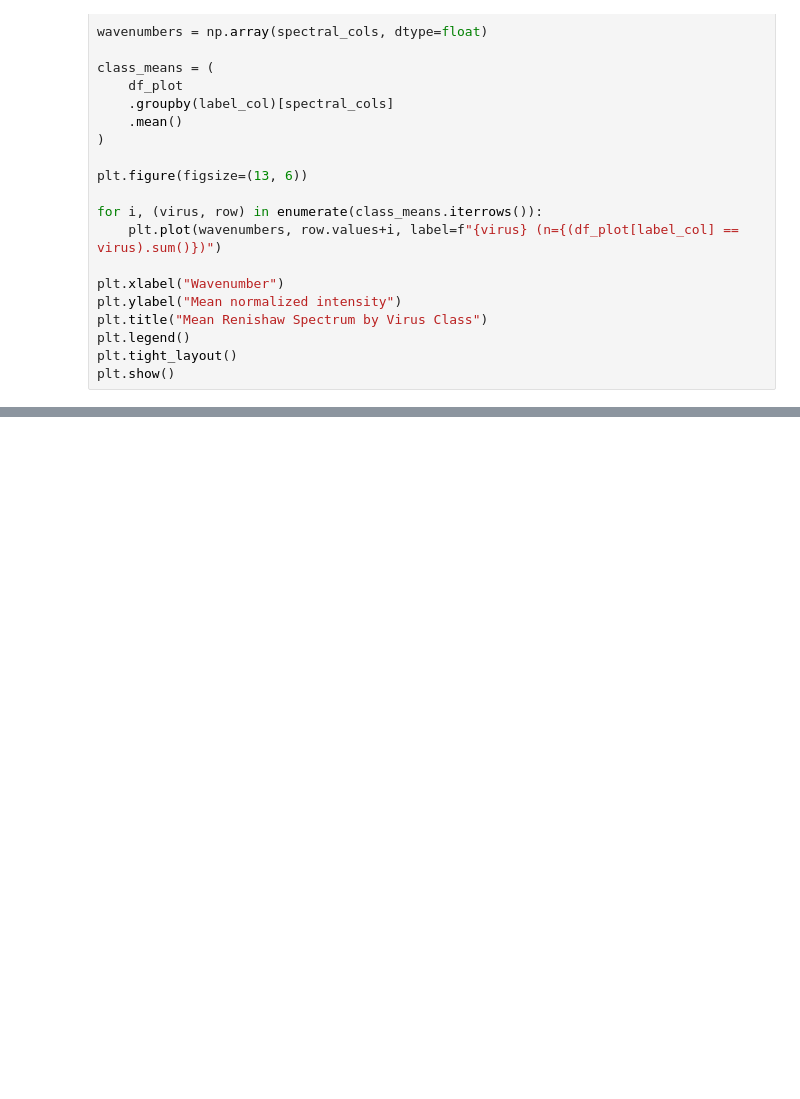
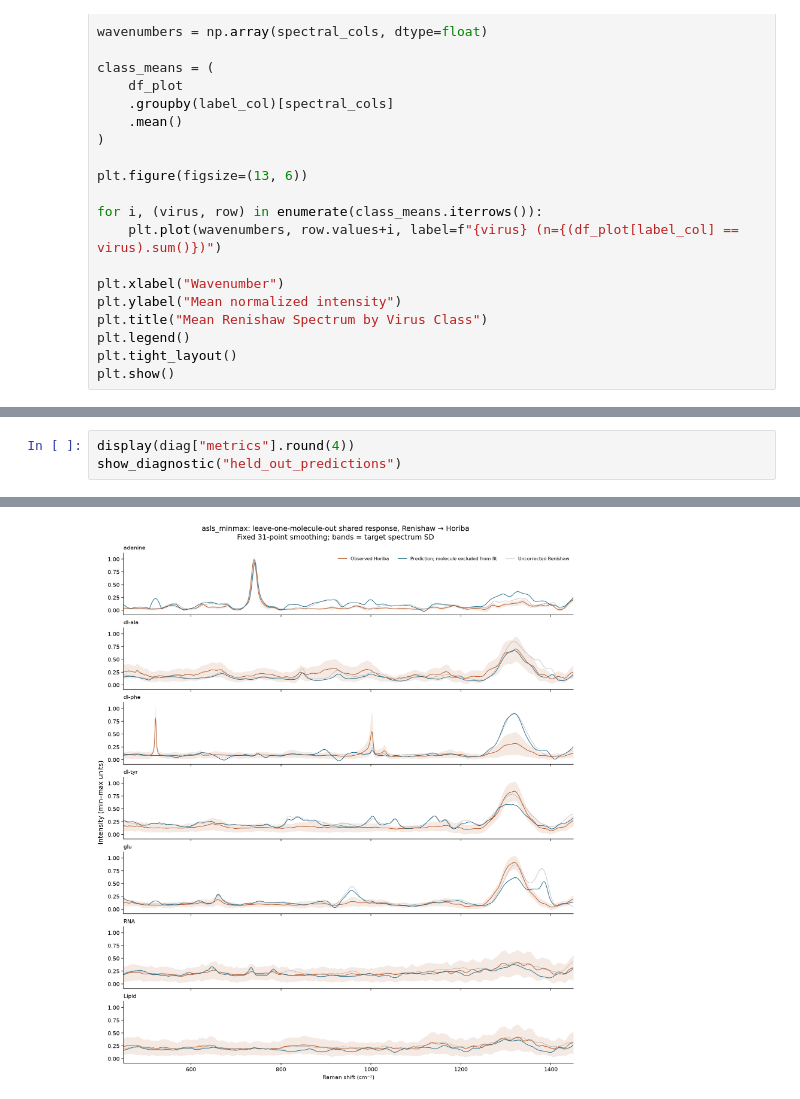
Before and after one commit to chickeneater11/raman-transformer-testing, a Jupyter notebook: fmkcl_transformer.ipynb, the cells around one changed output, grey strips where cells are left out. Drawn from its saved outputs; the diff is of its cells as text; blank space fills up the shorter version.

```diff
--- a/fmkcl_transformer.ipynb
+++ b/fmkcl_transformer.ipynb
@@ -3360,0 +3592,4 @@ plt.show()
+# %%
+display(diag["metrics"].round(4))
+show_diagnostic("held_out_predictions")
+# %% [output]
@@ -3360,0 +3613 @@ plt.show()
+[figure, added]
```
Also changed, not shown: parts of 17 cells of this notebook, 5 other files.
